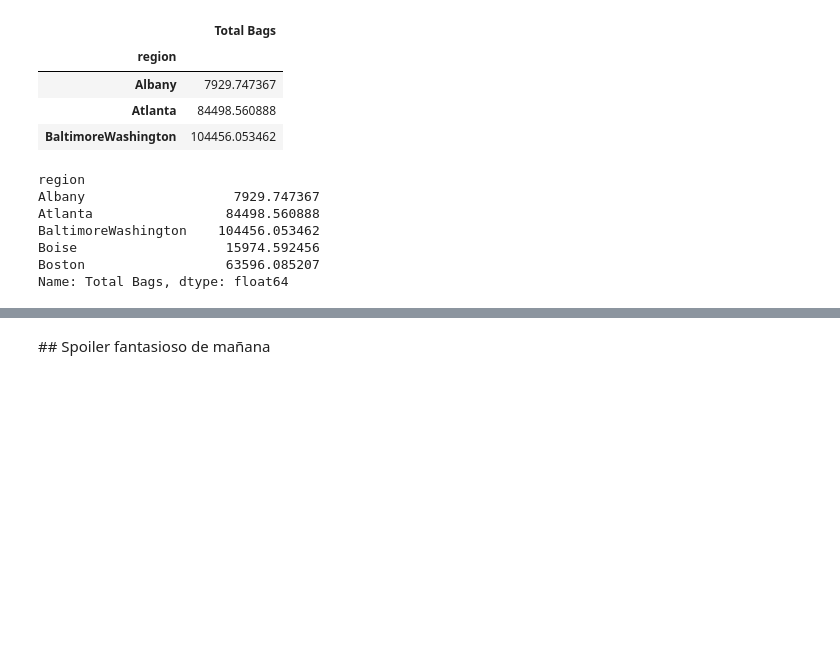
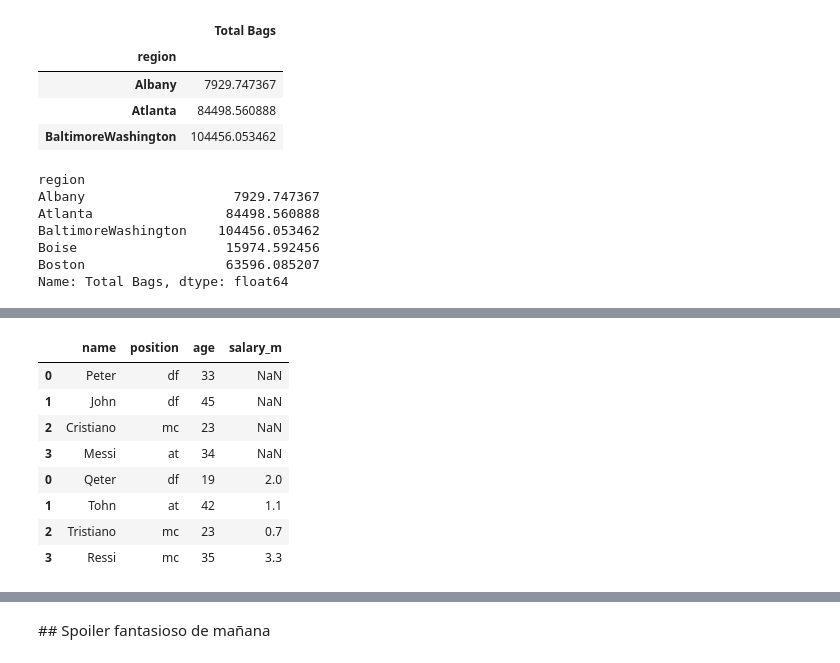
Before and after one commit to Ironhack-Data-Madrid-Mayo-2021/Classroom-Materials, a Jupyter notebook: week_02/03-pandas.ipynb, the cells around one changed output, grey strips where cells are left out. Saved outputs shown, nothing was run; the diff lists cells and outputs as text; code cells hidden in the pictures; blank space fills up the shorter version.

```diff
--- a/week_02/03-pandas.ipynb
+++ b/week_02/03-pandas.ipynb
@@ -1145,0 +1149,7 @@ df_occupations = pd.read_csv('https://raw.githubusercontent.com/justmarkham/DAT8
+# %%
+players_bcn = pd.DataFrame({
+    "name": ["Qeter", "Tohn", "Tristiano", "Ressi"],
+    "position": ["df", "at", "mc", "mc"],
+    "age": [19, 42, 23, 35],
+    "salary_m": [2, 1.1, 0.7, 3.3]
+})
@@ -1145,0 +1164,14 @@ df_occupations = pd.read_csv('https://raw.githubusercontent.com/justmarkham/DAT8
+# %%
+players_all = pd.concat([players_rm, players_bcn])
+# %%
+players_all
+# %% [output]
+|  | name | position | age | salary_m |
+| 0 | Peter | df | 33 | NaN |
+| 1 | John | df | 45 | NaN |
+| 2 | Cristiano | mc | 23 | NaN |
+| 3 | Messi | at | 34 | NaN |
+| 0 | Qeter | df | 19 | 2.0 |
+| 1 | Tohn | at | 42 | 1.1 |
+| 2 | Tristiano | mc | 23 | 0.7 |
+| 3 | Ressi | mc | 35 | 3.3 |
```
Also changed, not shown: parts of 22 cells of this notebook.
